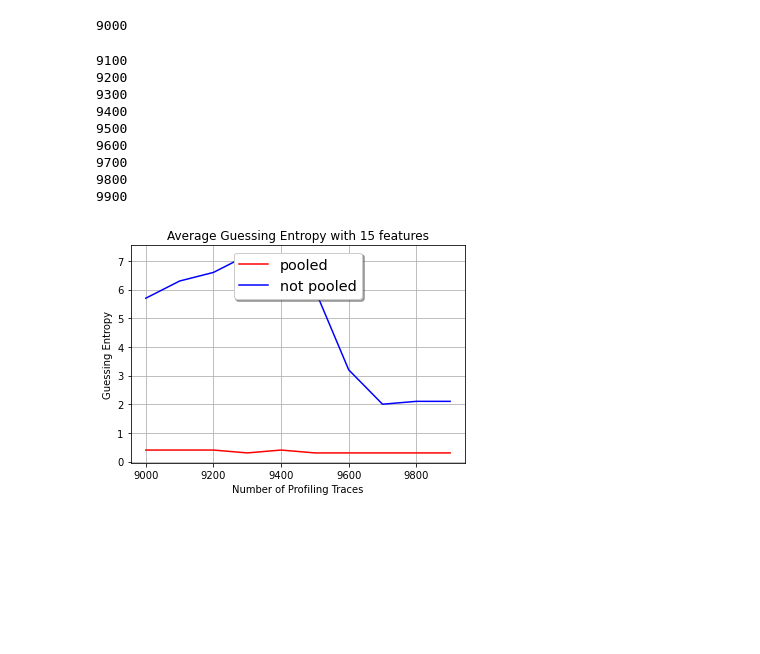
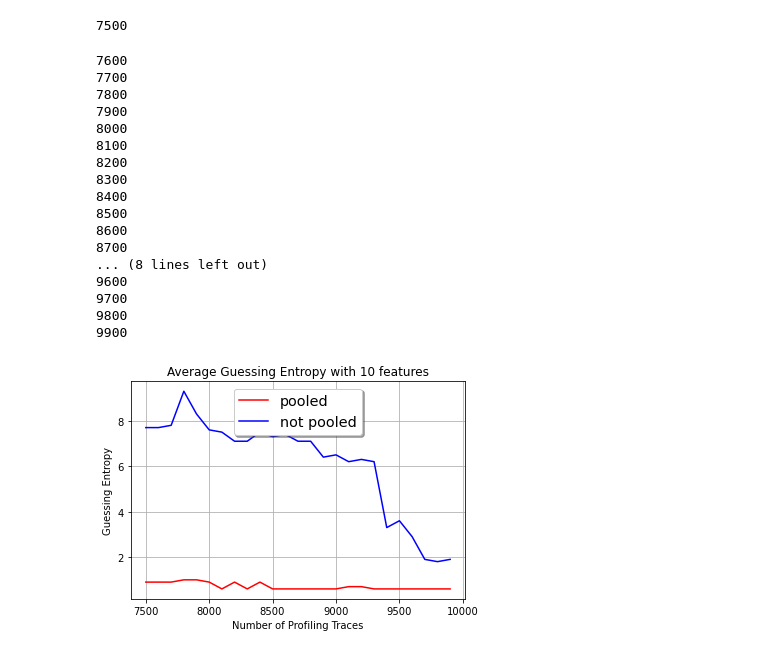
Before and after one commit to aalkaswan/Systems_Security, a Jupyter notebook: Lab_3_sca/TA_standard.ipynb, the cells around one changed output. Saved outputs shown, nothing was run; the diff lists cells and outputs as text; code cells hidden in the pictures; blank space fills up the shorter version.

```diff
--- a/Lab_3_sca/TA_standard.ipynb
+++ b/Lab_3_sca/TA_standard.ipynb
@@ -120,35 +121,45 @@ def runExperiment(pooled=False, nProfilingTraces = 9000, nAttackTraces = 10, num
 # %%
+#function to generate plots to compare performance of pooled and non-pooled Template attack against nProfilingTraces
 def plot_traces_vs_GE(numFeatures = 10):
     num_traces = []
     GE = []
     pooled_GE = []
-    for i in range(90, 100):
+    #This range depends on the numFeatures, the non pooled attack becomes unstable with low range and high features
+    #You might need to change this if you want to test more features with the non pooled attack
+    for i in range(75, 100):
         nProfilingTraces = i*100
         print(nProfilingTraces)
         num_traces.append(nProfilingTraces)
         GE.append(runExperiment(pooled=False, nProfilingTraces = nProfilingTraces, numFeatures = numFeatures))
         pooled_GE.append(runExperiment(pooled=True, nProfilingTraces = nProfilingTraces, numFeatures = numFeatures))
 
     plt.plot(num_traces, pooled_GE, 'r', label='pooled')
     plt.plot(num_traces, GE, 'b', label='not pooled')
     plt.legend(loc='upper center', shadow=True, fontsize='x-large')
     plt.xlabel('Number of Profiling Traces')
     plt.ylabel('Guessing Entropy')
     plt.title('Average Guessing Entropy with {} features'.format(numFeatures))
     plt.grid()
     plt.show()
 
-# plot_traces_vs_GE(10)
-plot_traces_vs_GE(15)
+plot_traces_vs_GE(10)
 # %% [output]
-9000
+7500
-9100
-9200
-9300
-9400
-9500
+7600
+7700
+7800
+7900
+8000
+8100
+8200
+8300
+8400
+8500
+8600
+8700
+... (8 lines left out)
 9600
 9700
 9800
 9900
-[figure, old version]
+[figure, new version]
```
Also changed, not shown: parts of 3 cells of this notebook, 1 other file.
